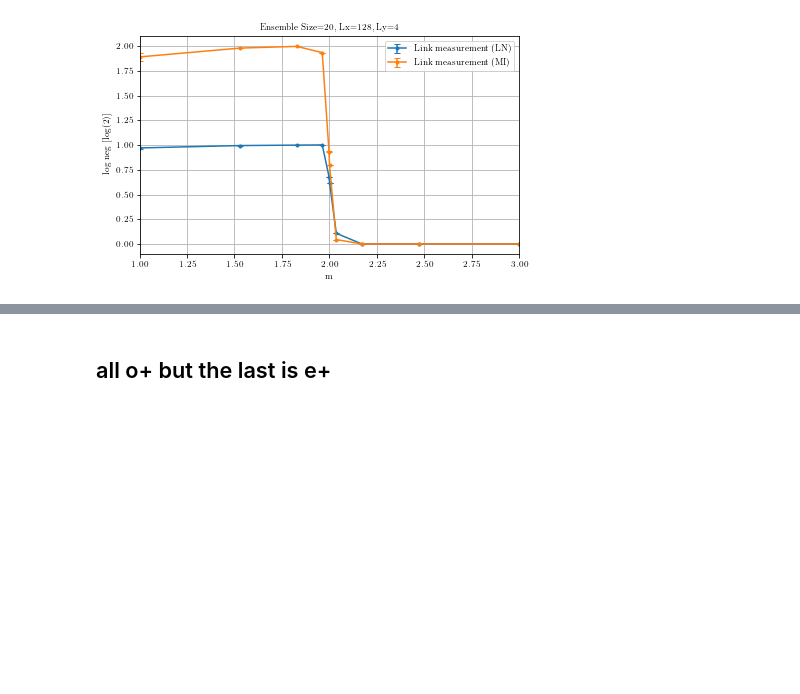
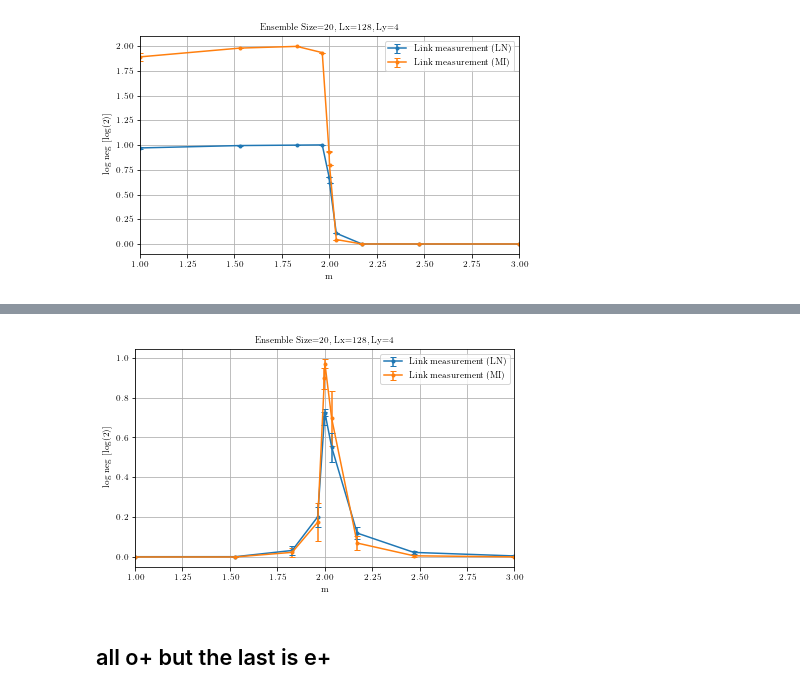
Before and after one commit to hainingpan/SPT, a Jupyter notebook: test_Chern_insulator.ipynb, the cells around one changed output, grey strips where cells are left out. Drawn from its saved outputs; the diff is of its cells as text; code cells hidden in the pictures; blank space fills up the shorter version.

Commit message:
add new measurement scheme

```diff
--- a/test_Chern_insulator.ipynb
+++ b/test_Chern_insulator.ipynb
@@ -1558,0 +1561,24 @@ fig.savefig('/mnt/d/KITP/Rp_SPT/8/LN_CI_Born_link_pool2_En{:d}_Lx{:d}_Ly{:d}.pdf
+# %%
+m_list=(lambda x:(x-2)**3+2 )(np.linspace(1,3,10))
+# m_list=np.linspace(1,3,10)
+es=20
+LN_Born_link_poolm2_list=np.zeros((len(m_list),es))
+MI_Born_link_poolm2_list=np.zeros((len(m_list),es))
+Lx,Ly=128,4
+def run(p):
+    m,Lx,Ly=p
+    params=Params(m=m,Lx=Lx,Ly=Ly,bcx=-1,bcy=1)
+    params.measure_all_Born([np.arange(Lx//4,Lx//2),np.arange(Ly)],type='link',pool=-2)
+    LN=params.log_neg([np.arange(Lx//4),np.arange(Ly)],[np.arange(Lx//4)+Lx//2,np.arange(Ly)])
+    MI=params.mutual_information_m([np.arange(Lx//4),np.arange(Ly)],[np.arange(Lx//4)+Lx//2,np.arange(Ly)])
+    return MI,LN
+for m_i,m in enumerate(m_list):
+    st=time.time()
+
+    inputs=[(m,Lx,Ly) for _ in range(es)]
+    async_result=rc[:].map_sync(run,inputs)
+
+    for index,results in enumerate(async_result):
+        MI_Born_link_poolm2_list[m_i,index],LN_Born_link_poolm2_list[m_i,index]=results
+
+    print('{:d}:{:.1f}'.format(m_i,time.time()-st))
@@ -1559,3 +1596,19 @@ fig.savefig('/mnt/d/KITP/Rp_SPT/8/LN_CI_Born_link_pool2_En{:d}_Lx{:d}_Ly{:d}.pdf
+# %%
+fig,ax=plt.subplots()
+# ax.plot(m_list,LN_no_list,'.-',label='No measurement')
+
+ax.errorbar(m_list,LN_Born_link_poolm2_list.mean(axis=1)/np.log(2),LN_Born_link_poolm2_list.std(axis=1)/np.log(2)/np.sqrt(es-1),capsize=3,fmt='.-',label='Link measurement (LN)')
+ax.errorbar(m_list,MI_Born_link_poolm2_list.mean(axis=1)/np.log(2),MI_Born_link_poolm2_list.std(axis=1)/np.log(2)/np.sqrt(es-1),capsize=3,fmt='.-',label='Link measurement (MI)')
+
+ax.legend()
+ax.grid('on')
+ax.set_xlabel(r'm')
+ax.set_ylabel(r'log neg [log(2)]')
+ax.margins(x=0)
+ax.set_title('Ensemble Size={:d}, Lx={:d}, Ly={:d}'.format(es,Lx,Ly))
+fig.savefig('/mnt/d/KITP/Rp_SPT/8/LN_CI_Born_link_poolm2_En{:d}_Lx{:d}_Ly{:d}.pdf'.format(es,Lx,Ly),bbox_inches='tight')
+# %% [output]
+[figure, added]
 # %%
 ## see if there is a connected path ,and that fine
 # %% [markdown]
```
Also changed, not shown: parts of 13 cells of this notebook, 1 other file.
